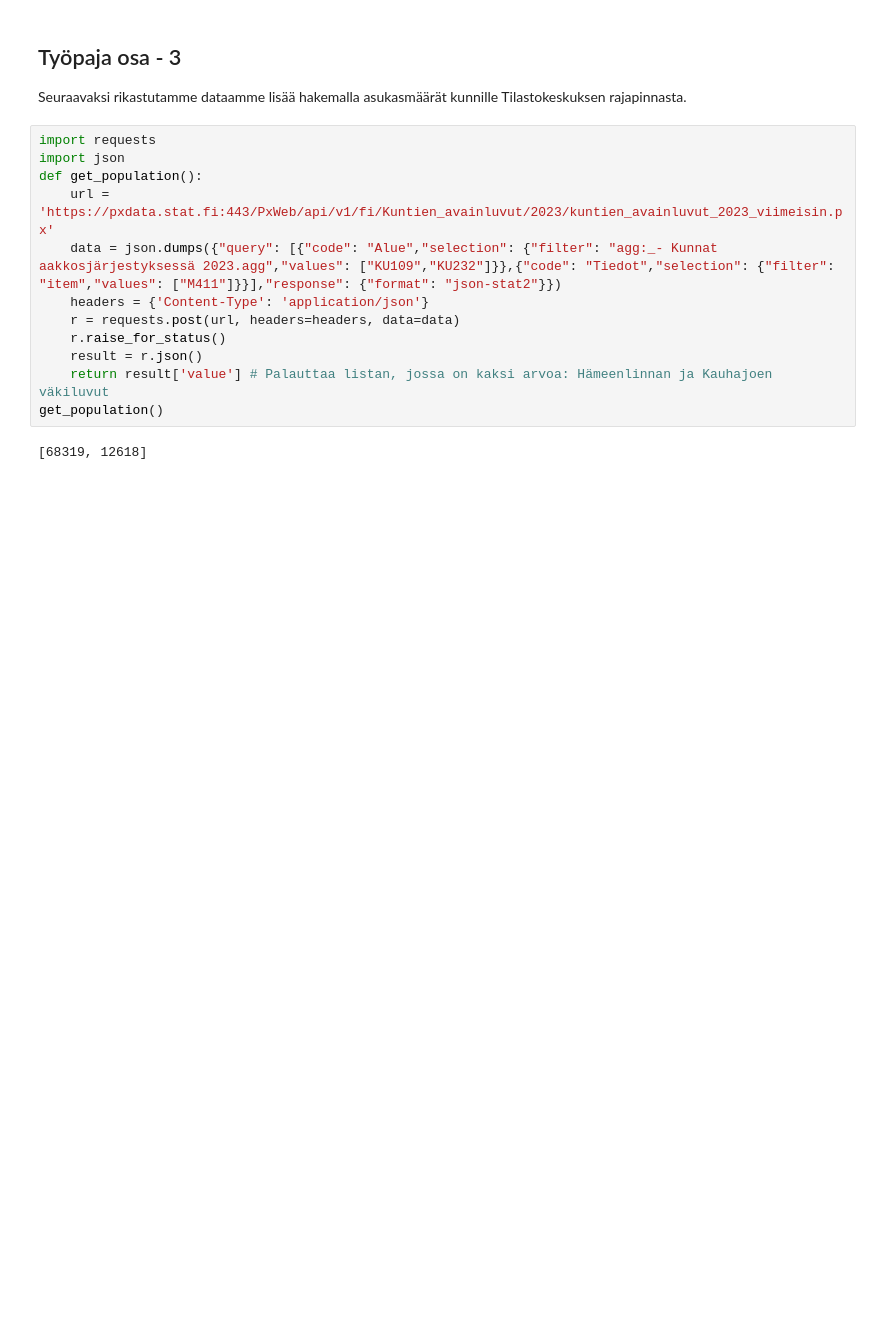
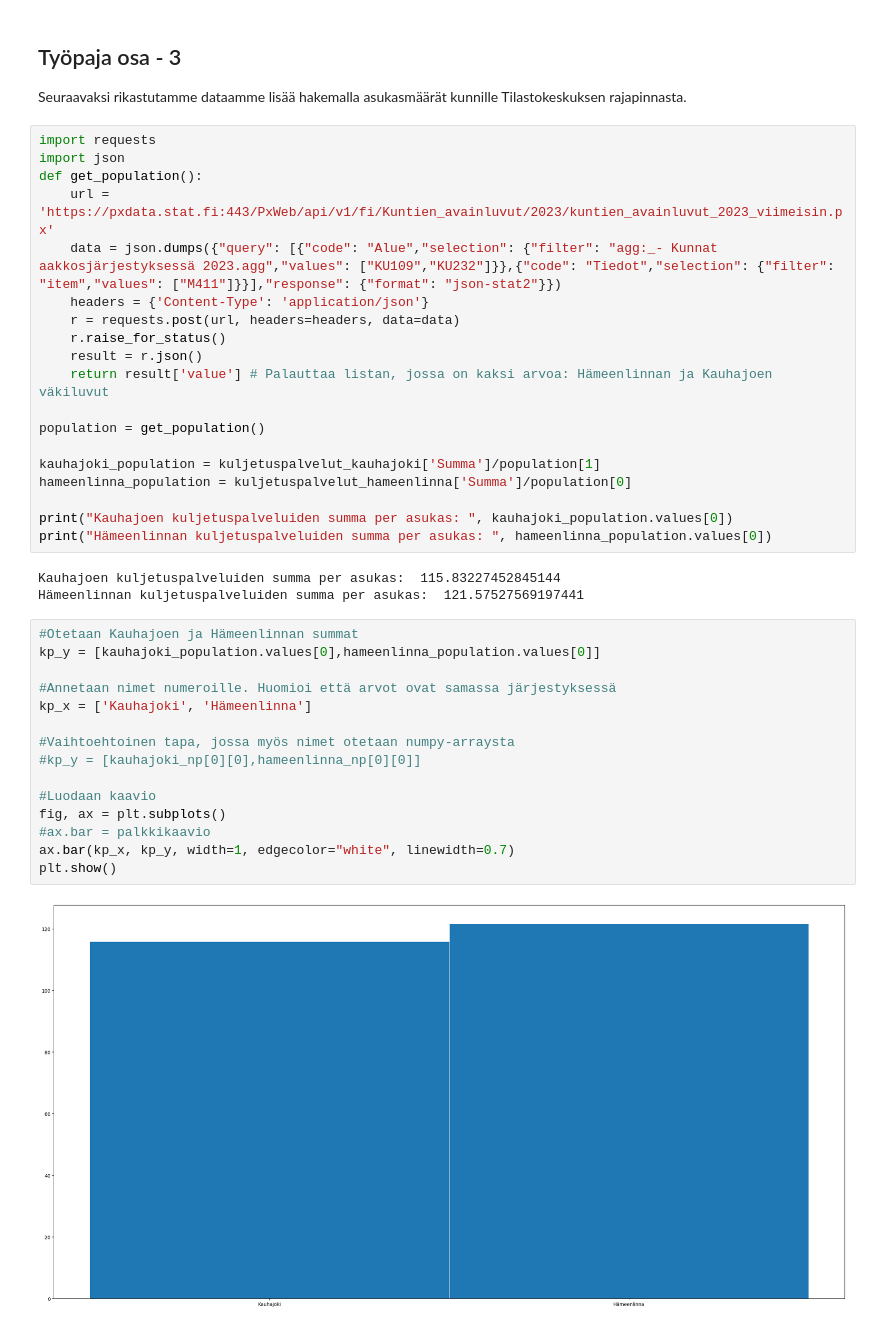
Before and after one commit to Centria-JyriMakela/data-workshop, a Jupyter notebook: material.ipynb, the cells around one changed output. Cells and saved outputs as stored; diff of their text form; blank space fills up the shorter version.

```diff
--- a/test.ipynb
+++ b/material.ipynb
@@ -190,6 +190,31 @@ def get_population():
     r.raise_for_status()
     result = r.json()
     return result['value'] # Palauttaa listan, jossa on kaksi arvoa: Hämeenlinnan ja Kauhajoen väkiluvut
-get_population()
+
+population = get_population()
+
+kauhajoki_population = kuljetuspalvelut_kauhajoki['Summa']/population[1]
+hameenlinna_population = kuljetuspalvelut_hameenlinna['Summa']/population[0]
+
+print("Kauhajoen kuljetuspalveluiden summa per asukas: ", kauhajoki_population.values[0])
+print("Hämeenlinnan kuljetuspalveluiden summa per asukas: ", hameenlinna_population.values[0])
 # %% [output]
-[68319, 12618]
+Kauhajoen kuljetuspalveluiden summa per asukas:  115.83227452845144
+Hämeenlinnan kuljetuspalveluiden summa per asukas:  121.57527569197441
+# %%
+#Otetaan Kauhajoen ja Hämeenlinnan summat
+kp_y = [kauhajoki_population.values[0],hameenlinna_population.values[0]]
+
+#Annetaan nimet numeroille. Huomioi että arvot ovat samassa järjestyksessä
+kp_x = ['Kauhajoki', 'Hämeenlinna']
+
+#Vaihtoehtoinen tapa, jossa myös nimet otetaan numpy-arraysta
+#kp_y = [kauhajoki_np[0][0],hameenlinna_np[0][0]]
+
+#Luodaan kaavio
+fig, ax = plt.subplots()
+#ax.bar = palkkikaavio
+ax.bar(kp_x, kp_y, width=1, edgecolor="white", linewidth=0.7)
+plt.show()
+# %% [output]
+[figure, added]
```
